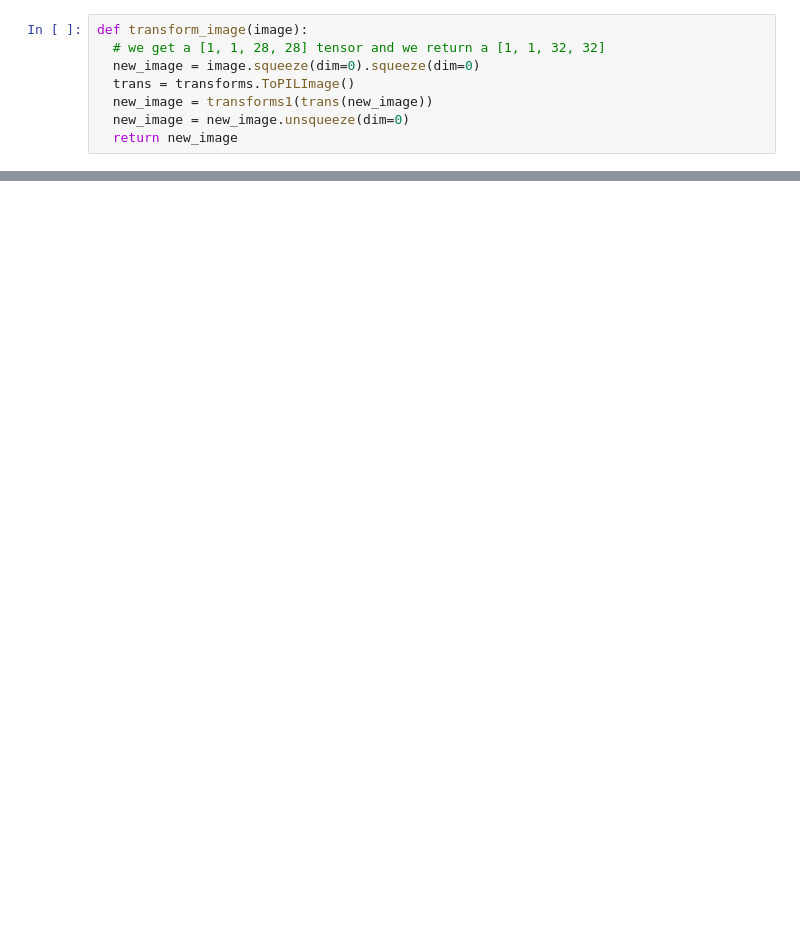
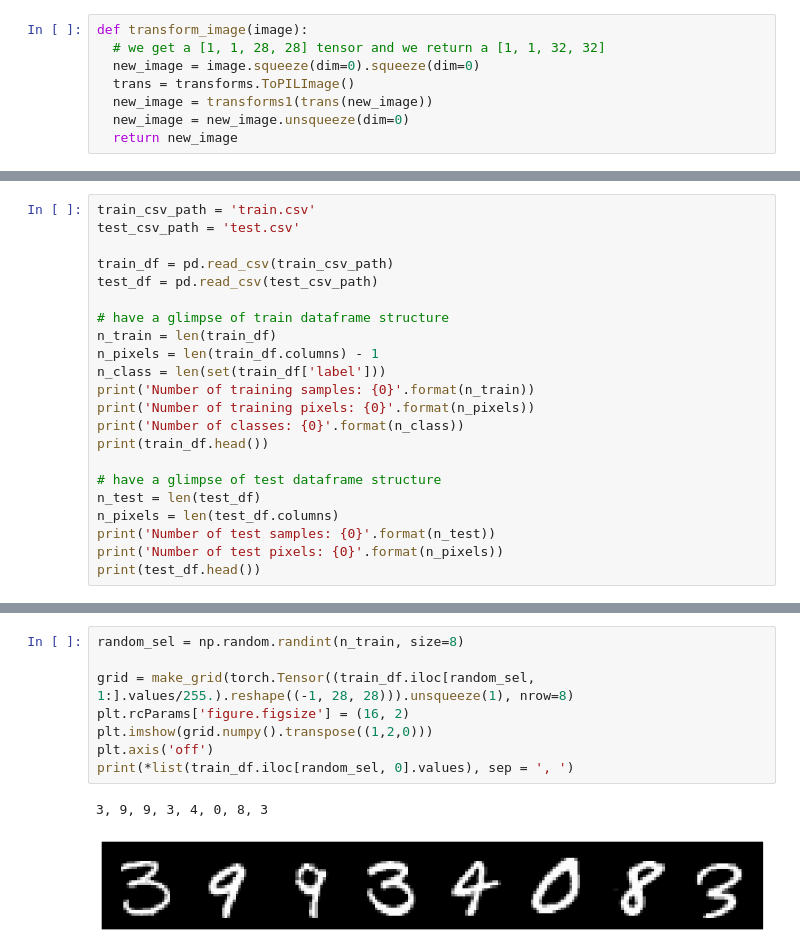
Before and after one commit to xTavi/BlackBoxAttack, a Jupyter notebook: BlackBoxAttack.ipynb, the cells around one changed output, grey strips where cells are left out. Saved outputs shown, nothing was run; the diff lists cells and outputs as text; blank space fills up the shorter version.

```diff
--- a/BlackBoxAttack.ipynb
+++ b/BlackBoxAttack.ipynb
@@ -719,0 +768,22 @@ tensor(1)
+# %%
+train_csv_path = 'train.csv'
+test_csv_path = 'test.csv'
+
+train_df = pd.read_csv(train_csv_path)
+test_df = pd.read_csv(test_csv_path)
+
+# have a glimpse of train dataframe structure
+n_train = len(train_df)
+n_pixels = len(train_df.columns) - 1
+n_class = len(set(train_df['label']))
+print('Number of training samples: {0}'.format(n_train))
+print('Number of training pixels: {0}'.format(n_pixels))
+print('Number of classes: {0}'.format(n_class))
+print(train_df.head())
+
+# have a glimpse of test dataframe structure
+n_test = len(test_df)
+n_pixels = len(test_df.columns)
+print('Number of test samples: {0}'.format(n_test))
+print('Number of test pixels: {0}'.format(n_pixels))
+print(test_df.head())
@@ -719,0 +808,11 @@ tensor(1)
+# %%
+random_sel = np.random.randint(n_train, size=8)
+
+grid = make_grid(torch.Tensor((train_df.iloc[random_sel, 1:].values/255.).reshape((-1, 28, 28))).unsqueeze(1), nrow=8)
+plt.rcParams['figure.figsize'] = (16, 2)
+plt.imshow(grid.numpy().transpose((1,2,0)))
+plt.axis('off')
+print(*list(train_df.iloc[random_sel, 0].values), sep = ', ')
+# %% [output]
+3, 9, 9, 3, 4, 0, 8, 3
+[figure, added]
```
Also changed, not shown: parts of 33 cells of this notebook.
